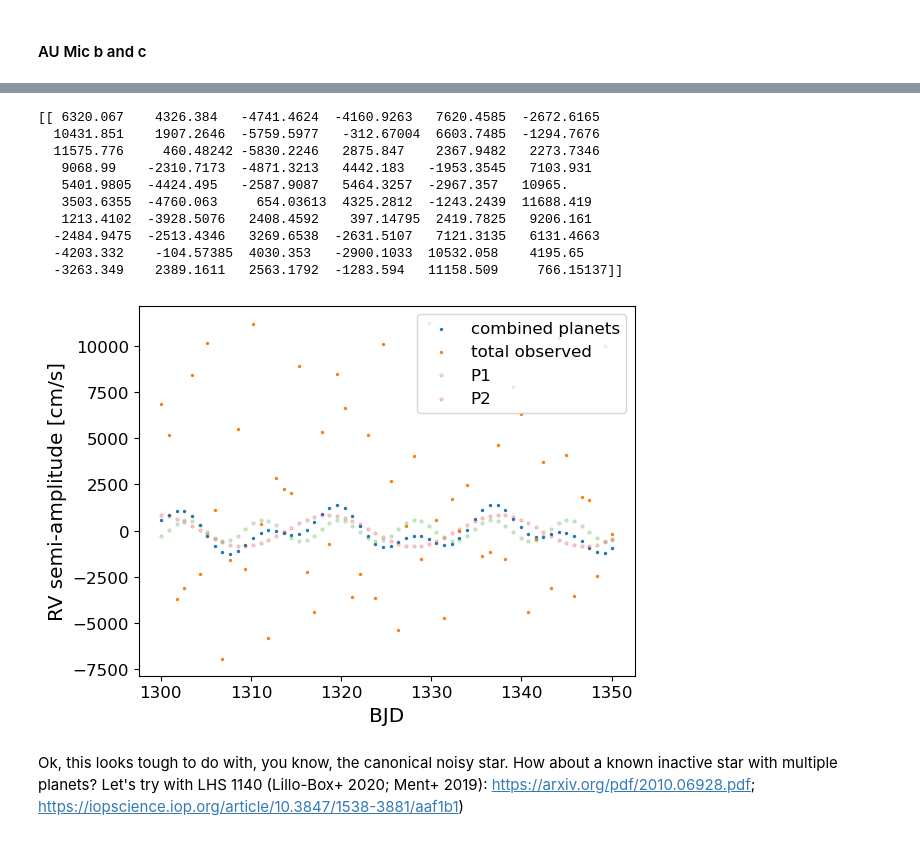
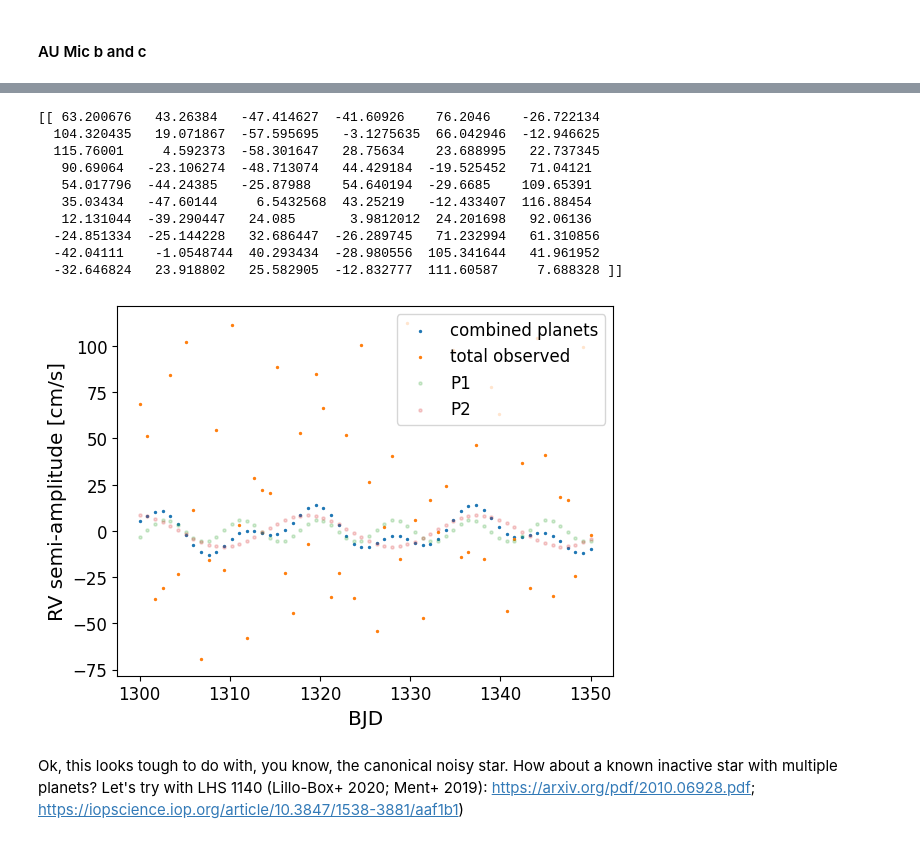
Before and after one commit to exoclam/gaspery, a Jupyter notebook: tutorials/companions.ipynb, the cells around one changed output, grey strips where cells are left out. Drawn from its saved outputs; the diff is of its cells as text; code cells hidden in the pictures.

```diff
--- a/tutorials/companions.ipynb
+++ b/tutorials/companions.ipynb
@@ -81,14 +81,14 @@ start = Time(start, format='isot', scale='utc').jd
 
 ### target parameters
 p = 8.46 # orbital period, days
-K = 580 # cm/s
+K = 8.5 # m/s
 T0 = 2458651.993 # central transit time, in BJD, on 19 June 2019
 
 ### correlated noise parameters
 Tau = 100/np.sqrt(2) # active region lifetime; days
 eta = 0.4/np.sqrt(2) # 0.1, 0.3, 0.58, 0.9 # smoothing parameter
-sigma_qp_rv = 47 * 1e2 # modified Jeffreys prior +11, -8 [cm/s]
-sigma_wn_rv = 5 * 1e2 # [cm/s]
+sigma_qp_rv = 47 # modified Jeffreys prior +11, -8 [m/s]
+sigma_wn_rv = 5 # [m/s]
 Prot = 4.86 # rotation period, days
 
 ### strategy
@@ -123,41 +123,41 @@ y_phase_folded = np.array(calculate_fi.model_jax(t_phase_folded, [K, p, T0]))
 # %%
 test_t = np.linspace(1300, 1300+50, 60) + np.random.normal(0, 1./24)
 test_P1 = 8.46
 test_P2 = 18.9
-K1 = 580
-K2 = 850
+K1 = 5.8
+K2 = 8.5
 T0_1 = 1330.39051
 T0_2 = 1342.2223
 
 ### create stellar noise
 gp = GaussianProcess(kernel, test_t)
 sample = gp.sample(jax.random.PRNGKey(4), shape=(1,))
 print(sample)
 
 test_thetas = [[K1, test_P1, T0_1], [K2, test_P2, T0_2]]
 y = model_multi(test_t, test_thetas)
 plt.scatter(test_t, y, s=2, label='combined planets')
 plt.scatter(test_t, y + sample, s=2, label='total observed')
 
 plt.scatter(test_t, calculate_fi.model_jax(test_t, [K1, test_P1, T0_1]), s=5, alpha=0.2, label='P1')
 plt.scatter(test_t, calculate_fi.model_jax(test_t, [K2, test_P2, T0_2]), s=5, alpha=0.2, label='P2')
 
 plt.xlabel('BJD')
 plt.ylabel('RV semi-amplitude [cm/s]')
 plt.legend()
 plt.show()
 # %% [output]
-[[ 6320.067    4326.384   -4741.4624  -4160.9263   7620.4585  -2672.6165
-  10431.851    1907.2646  -5759.5977   -312.67004  6603.7485  -1294.7676
-  11575.776     460.48242 -5830.2246   2875.847    2367.9482   2273.7346
-   9068.99    -2310.7173  -4871.3213   4442.183   -1953.3545   7103.931
-   5401.9805  -4424.495   -2587.9087   5464.3257  -2967.357   10965.
-   3503.6355  -4760.063     654.03613  4325.2812  -1243.2439  11688.419
-   1213.4102  -3928.5076   2408.4592    397.14795  2419.7825   9206.161
-  -2484.9475  -2513.4346   3269.6538  -2631.5107   7121.3135   6131.4663
-  -4203.332    -104.57385  4030.353   -2900.1033  10532.058    4195.65
-  -3263.349    2389.1611   2563.1792  -1283.594   11158.509     766.15137]]
+[[ 63.200676   43.26384   -47.414627  -41.60926    76.2046    -26.722134
+  104.320435   19.071867  -57.595695   -3.1275635  66.042946  -12.946625
+  115.76001     4.592373  -58.301647   28.75634    23.688995   22.737345
+   90.69064   -23.106274  -48.713074   44.429184  -19.525452   71.04121
+   54.017796  -44.24385   -25.87988    54.640194  -29.6685    109.65391
+   35.03434   -47.60144     6.5432568  43.25219   -12.433407  116.88454
+   12.131044  -39.290447   24.085       3.9812012  24.201698   92.06136
+  -24.851334  -25.144228   32.686447  -26.289745   71.232994   61.310856
+  -42.04111    -1.0548744  40.293434  -28.980556  105.341644   41.961952
+  -32.646824   23.918802   25.582905  -12.832777  111.60587     7.688328 ]]
-[figure, old version]
+[figure, new version]
 # %% [markdown]
 Ok, this looks tough to do with, you know, the canonical noisy star. How about a known inactive star with multiple planets? Let's try with LHS 1140 (Lillo-Box+ 2020; Ment+ 2019): https://arxiv.org/pdf/2010.06928.pdf; https://iopscience.iop.org/article/10.3847/1538-3881/aaf1b1)
 # %% [markdown]
```
Also changed, not shown: parts of 4 cells of this notebook, 2 other files.
